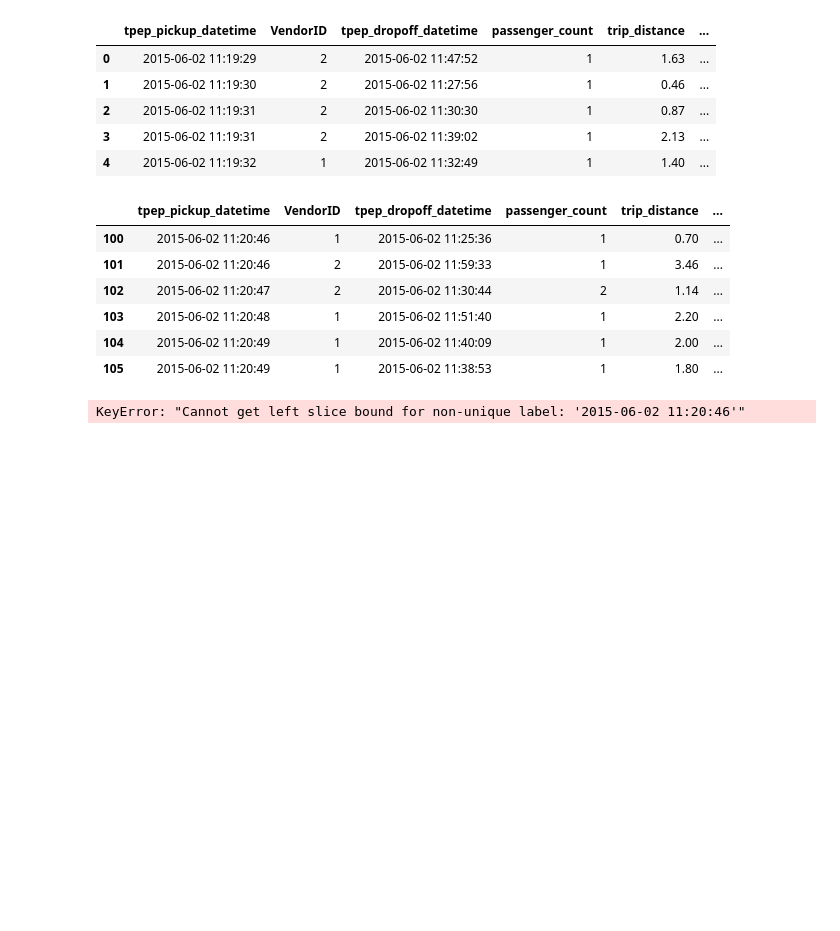
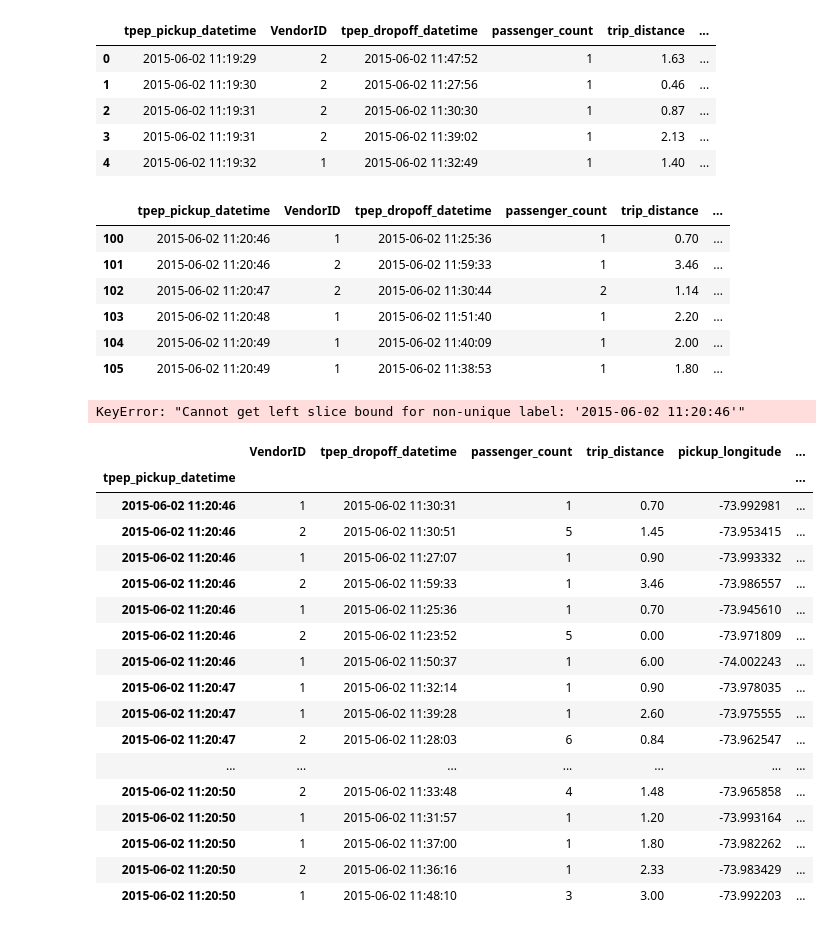
Before and after one commit to reuven/apple-2025-02February-pandas, a Jupyter notebook: 2025-03March-11.ipynb, the cells around one changed output. Cells and saved outputs as stored; diff of their text form; code cells hidden in the pictures; blank space fills up the shorter version.

```diff
--- a/2025-03March-11.ipynb
+++ b/2025-03March-11.ipynb
@@ -174,3 +174,28 @@ df = df.set_index('tpep_pickup_datetime')
 df.loc['2015-06-02 11:20:46':'2015-06-02 11:20:50']
 # %% [output]
 KeyError: "Cannot get left slice bound for non-unique label: '2015-06-02 11:20:46'"
+# %%
+(
+    df
+    .sort_index()
+    .loc['2015-06-02 11:20:46':'2015-06-02 11:20:50']
+)
+# %% [output]
+|  | VendorID | tpep_dropoff_datetime | passenger_count | trip_distance | pickup_longitude | ... |
+| tpep_pickup_datetime |  |  |  |  |  | ... |
+| 2015-06-02 11:20:46 | 1 | 2015-06-02 11:30:31 | 1 | 0.70 | -73.992981 | ... |
+| 2015-06-02 11:20:46 | 2 | 2015-06-02 11:30:51 | 5 | 1.45 | -73.953415 | ... |
+| 2015-06-02 11:20:46 | 1 | 2015-06-02 11:27:07 | 1 | 0.90 | -73.993332 | ... |
+| 2015-06-02 11:20:46 | 2 | 2015-06-02 11:59:33 | 1 | 3.46 | -73.986557 | ... |
+| 2015-06-02 11:20:46 | 1 | 2015-06-02 11:25:36 | 1 | 0.70 | -73.945610 | ... |
+| 2015-06-02 11:20:46 | 2 | 2015-06-02 11:23:52 | 5 | 0.00 | -73.971809 | ... |
+| 2015-06-02 11:20:46 | 1 | 2015-06-02 11:50:37 | 1 | 6.00 | -74.002243 | ... |
+| 2015-06-02 11:20:47 | 1 | 2015-06-02 11:32:14 | 1 | 0.90 | -73.978035 | ... |
+| 2015-06-02 11:20:47 | 1 | 2015-06-02 11:39:28 | 1 | 2.60 | -73.975555 | ... |
+| 2015-06-02 11:20:47 | 2 | 2015-06-02 11:28:03 | 6 | 0.84 | -73.962547 | ... |
+| ... | ... | ... | ... | ... | ... | ... |
+| 2015-06-02 11:20:50 | 2 | 2015-06-02 11:33:48 | 4 | 1.48 | -73.965858 | ... |
+| 2015-06-02 11:20:50 | 1 | 2015-06-02 11:31:57 | 1 | 1.20 | -73.993164 | ... |
+| 2015-06-02 11:20:50 | 1 | 2015-06-02 11:37:00 | 1 | 1.80 | -73.982262 | ... |
+| 2015-06-02 11:20:50 | 2 | 2015-06-02 11:36:16 | 1 | 2.33 | -73.983429 | ... |
+| 2015-06-02 11:20:50 | 1 | 2015-06-02 11:48:10 | 3 | 3.00 | -73.992203 | ... |
```
